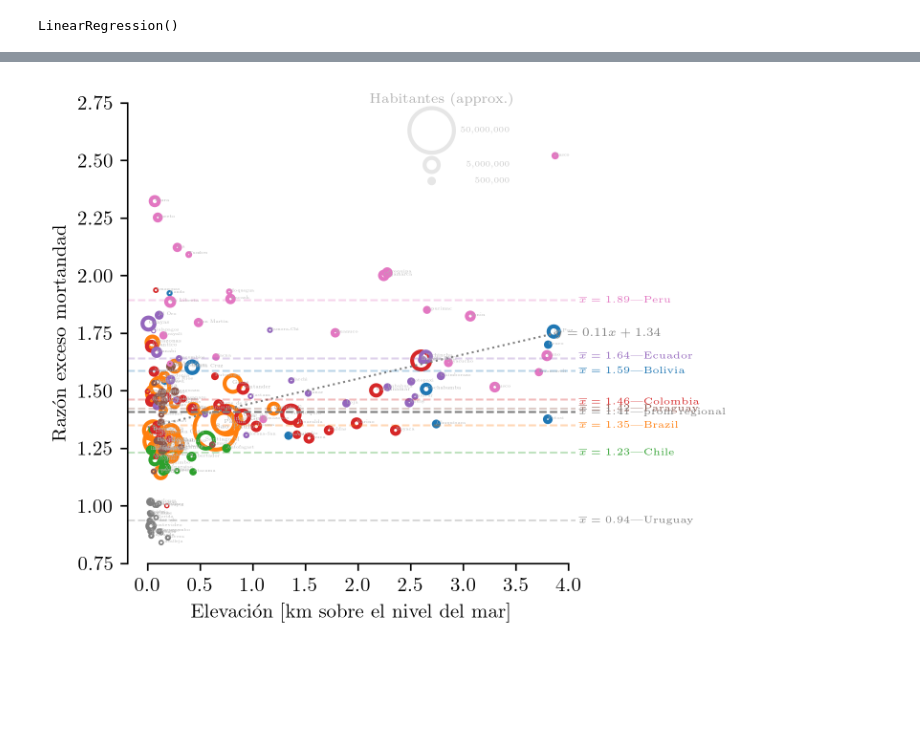
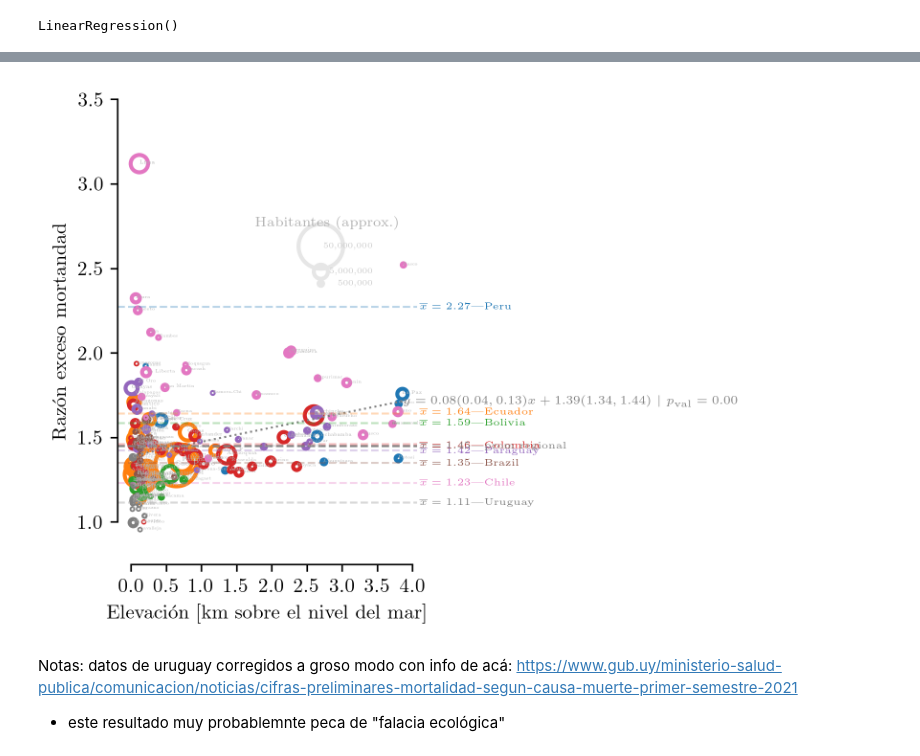
Before and after one commit to daliagachc/cov-alt, a Jupyter notebook: region.ipynb, the cells around one changed output, grey strips where cells are left out. Saved outputs shown, nothing was run; the diff lists cells and outputs as text; code cells hidden in the pictures; blank space fills up the shorter version.

```diff
--- a/region.ipynb
+++ b/region.ipynb
@@ -126,0 +165,2 @@ df2=df1.groupby(['adm1_isocode',pd.Grouper(freq='M')]).sum()['deaths'].unstack()
+# %%
+df2_ = (ddd.fillna(0) + ur1)
@@ -127,3 +178,5 @@ df2=df1.groupby(['adm1_isocode',pd.Grouper(freq='M')]).sum()['deaths'].unstack()
+# %%
+df2.loc[df2_.index,df2_.columns] = df2_
 # %%
 df3 = df2['2019-01-01':'2019-12-31']
 # %%
@@ -182,7 +242,7 @@ f2 = pd.merge(d1.drop('pop',axis=1),f1,left_index=True,
          right_on='mname',validate='1:1')
 
 f2 = f2.sort_values('pop',ascending=False)
-f2 = f2[f2['ratio']<3]
+f2 = f2[f2['ratio']<5]
 bo=f2['country']=='Brazil'
 # f2 = f2[bo]
 
@@ -305,5 +367,33 @@ doff = {
 # %%
-fy = f' $y = {qr2.coef_[0]:.2f}x + {qr2.intercept_:.2f}$'
+# fy = f' $y = {qr2.coef_[0]:.2f}x + {qr2.intercept_:.2f}$'
+
+# pval = results.summary2().tables[1]['P>|t|']['x1']
+
+# fy = f'  $y = {coef:.2f} ({x1:.2f},{x2:.2f}) x + {qr2.intercept_:.2f}({c1:.2f},{c2:.2f})\\ |\\ p_{{\\rm{{val}}}}={pval:.2f}$'
+
+
+_x = f2_['weighted_height'].values
+_y = f2_['ratio'].values
+
+import statsmodels.api as sm
+import numpy as np
+
+# include constant in ols models, which is not done by default
+_x = sm.add_constant(_x)
+
+model = sm.OLS(_y,_x)
+results = model.fit()
+
+s=results.summary2()
+c1,x1 = s.tables[1]['[0.025']
+c2,x2 = s.tables[1]['0.975]']
+
+
+fy = f'$y = {coef:.2f}x + {qr2.intercept_:.2f}$'
+
+pval = results.summary2().tables[1]['P>|t|']['x1']
+
+fy = f'  $y = {coef:.2f} ({x1:.2f},{x2:.2f}) x + {qr2.intercept_:.2f}({c1:.2f},{c2:.2f})\\ |\\ p_{{\\rm{{val}}}}={pval:.2f}$'
 # %%
 plt.rcParams.update({
   "text.usetex": True,
@@ -319,7 +409,7 @@ ax.scatter(
     lw=2,
     facecolor='none'
 )
-ax.set_ylim(.75,2.75)
+ax.set_ylim(.75,3.5)
 ax.axhline(wmea,c='.5',ls='--',lw=1)
 ax.plot(X.values[:,0],yp13,ls=':',c='.5',lw=1)
 ax.text(X.values[-1,0],yp13[-1],fy,va='center',fontsize=6,c='.5')
@@ -339,31 +429,36 @@ for i,c in enumerate(dic.keys()):
             fontsize=5,c=cm(dic[c]),va='center')
     pass
 
 ax.text(4.1,wmea,f'$\overline{{x}}={wmea:.2f}$|prom regional',
         fontsize=5,c='.5',va='center')
 
 for i,r in f2.iterrows():
     ax.text(r['weighted_height'],r['ratio'],
            r['adm'][:10], fontsize = (r['pop'])**.5/5000+2,
             c='.7'
            )
 xx = [2.7,2.7,2.7]
 yy = [2.63,2.48,2.41]
 pp = [5e7,5e6,5e5]
 ax.scatter(
     xx,
     yy,
     s=np.array(pp)/100000,
     lw=2,
     facecolor='none',
     edgecolor='.9')
 
 for x,y,p in zip(xx,yy,pp):
     ax.text(x+.75,y,f'{int(p):,}',va='center',ha='right',fontsize=4,c='.8')
 
 ax.text(xx[0]+.1,2.75,'Habitantes (approx.)',fontsize=7,c='.7',ha='center')
 f.tight_layout()
 f.savefig('reg_alt.pdf')
 f.savefig('reg_alt.png')
 # %% [output]
-[figure, old version]
+[figure, new version]
+# %% [markdown]
+Notas: datos de uruguay corregidos a groso modo con info de acá:
+https://www.gub.uy/ministerio-salud-publica/comunicacion/noticias/cifras-preliminares-mortalidad-segun-causa-muerte-primer-semestre-2021
+
+- este resultado muy probablemnte peca de "falacia ecológica"
```
Also changed, not shown: parts of 35 cells of this notebook, 33 other files.
